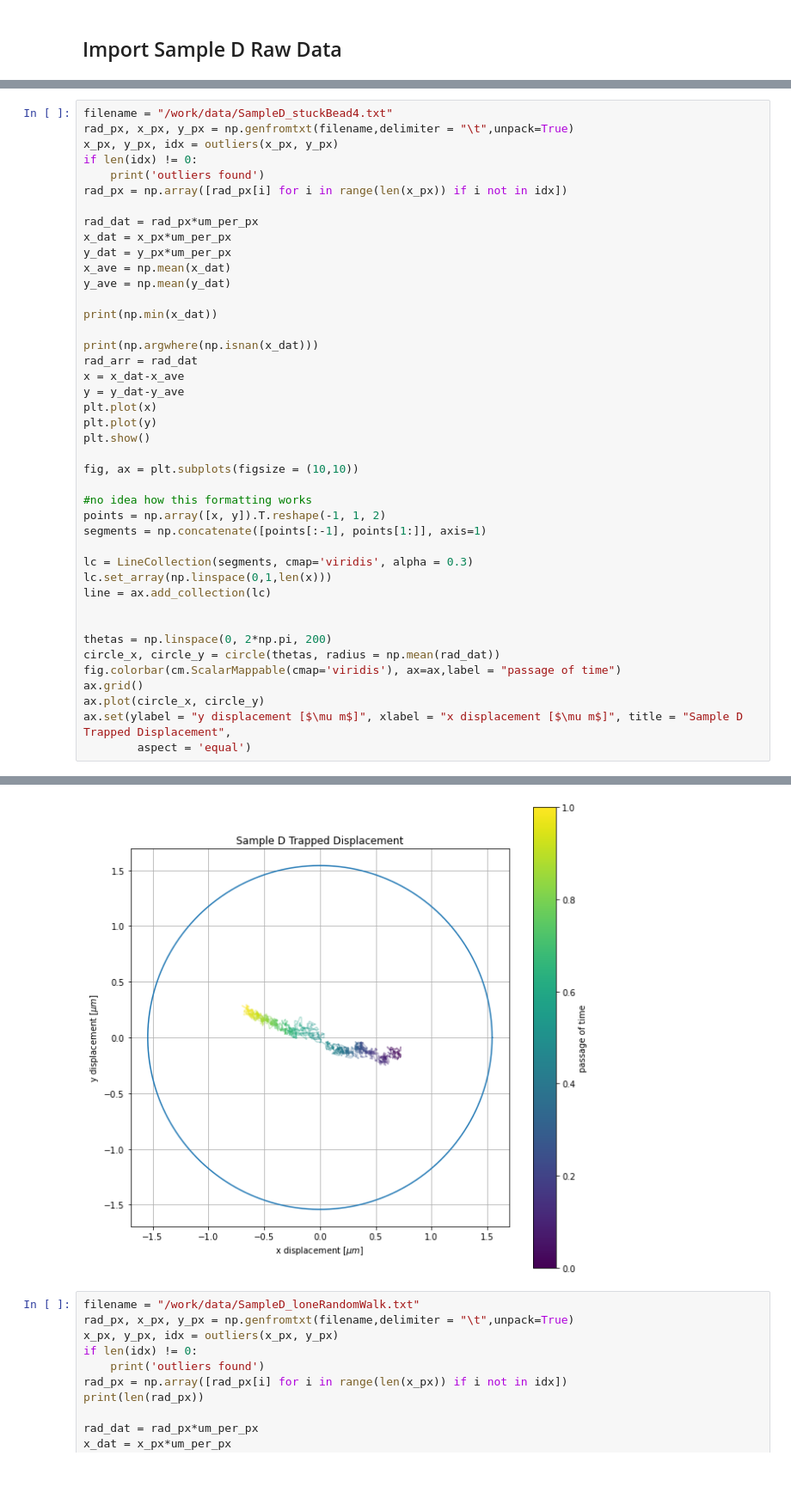
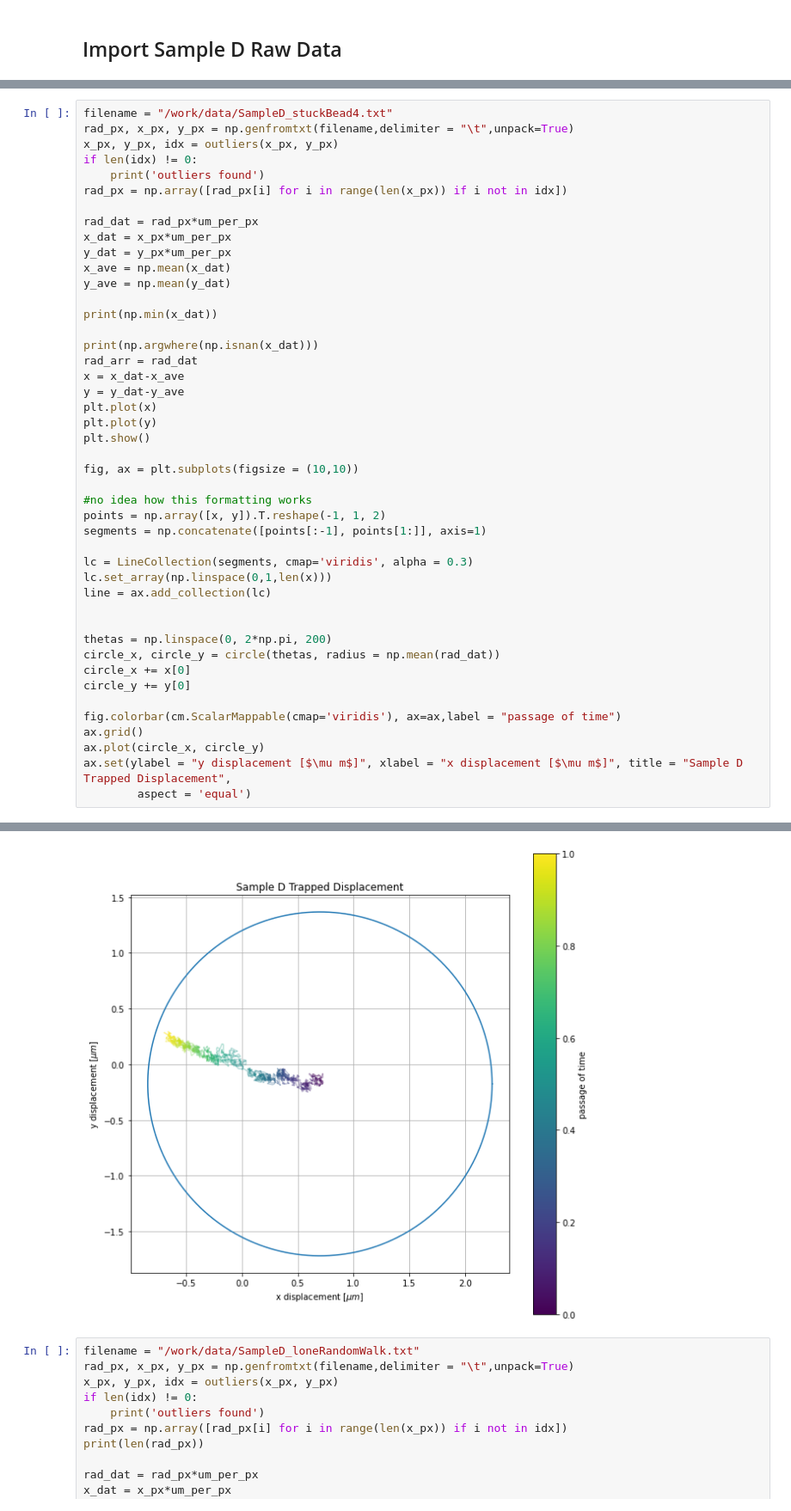
Before and after one commit to Ham0osh/Phys322W-OT, a Jupyter notebook: notebook.ipynb, the cells around one changed output, grey strips where cells are left out. Shown at 86% size. Cells and saved outputs as stored; diff of their text form; blank space fills up the shorter version.

```diff
--- a/notebook.ipynb
+++ b/notebook.ipynb
@@ -118,34 +119,37 @@ plt.plot(x)
 plt.plot(y)
 plt.show()
 
 fig, ax = plt.subplots(figsize = (10,10))
 
 #no idea how this formatting works
 points = np.array([x, y]).T.reshape(-1, 1, 2)
 segments = np.concatenate([points[:-1], points[1:]], axis=1)
 
 lc = LineCollection(segments, cmap='viridis', alpha = 0.3)
 lc.set_array(np.linspace(0,1,len(x)))
 line = ax.add_collection(lc)
 
 
 thetas = np.linspace(0, 2*np.pi, 200)
 circle_x, circle_y = circle(thetas, radius = np.mean(rad_dat))
+circle_x += x[0]
+circle_y += y[0]
+
 fig.colorbar(cm.ScalarMappable(cmap='viridis'), ax=ax,label = "passage of time")
 ax.grid()
 ax.plot(circle_x, circle_y)
 ax.set(ylabel = "y displacement [$\mu m$]", xlabel = "x displacement [$\mu m$]", title = "Sample D Trapped Displacement",
         aspect = 'equal')
 # %% [output]
 outliers found
 27.055320945945944
 []
 [figure]
 [Text(0, 0.5, 'y displacement [$\\mu m$]'),
  Text(0.5, 0, 'x displacement [$\\mu m$]'),
  Text(0.5, 1.0, 'Sample D Trapped Displacement'),
  None]
-[figure, old version]
+[figure, new version]
 # %%
 filename = "/work/data/SampleD_loneRandomWalk.txt"
 rad_px, x_px, y_px = np.genfromtxt(filename,delimiter = "\t",unpack=True)
```
Also changed, not shown: parts of 8 cells of this notebook, 29 other files.
